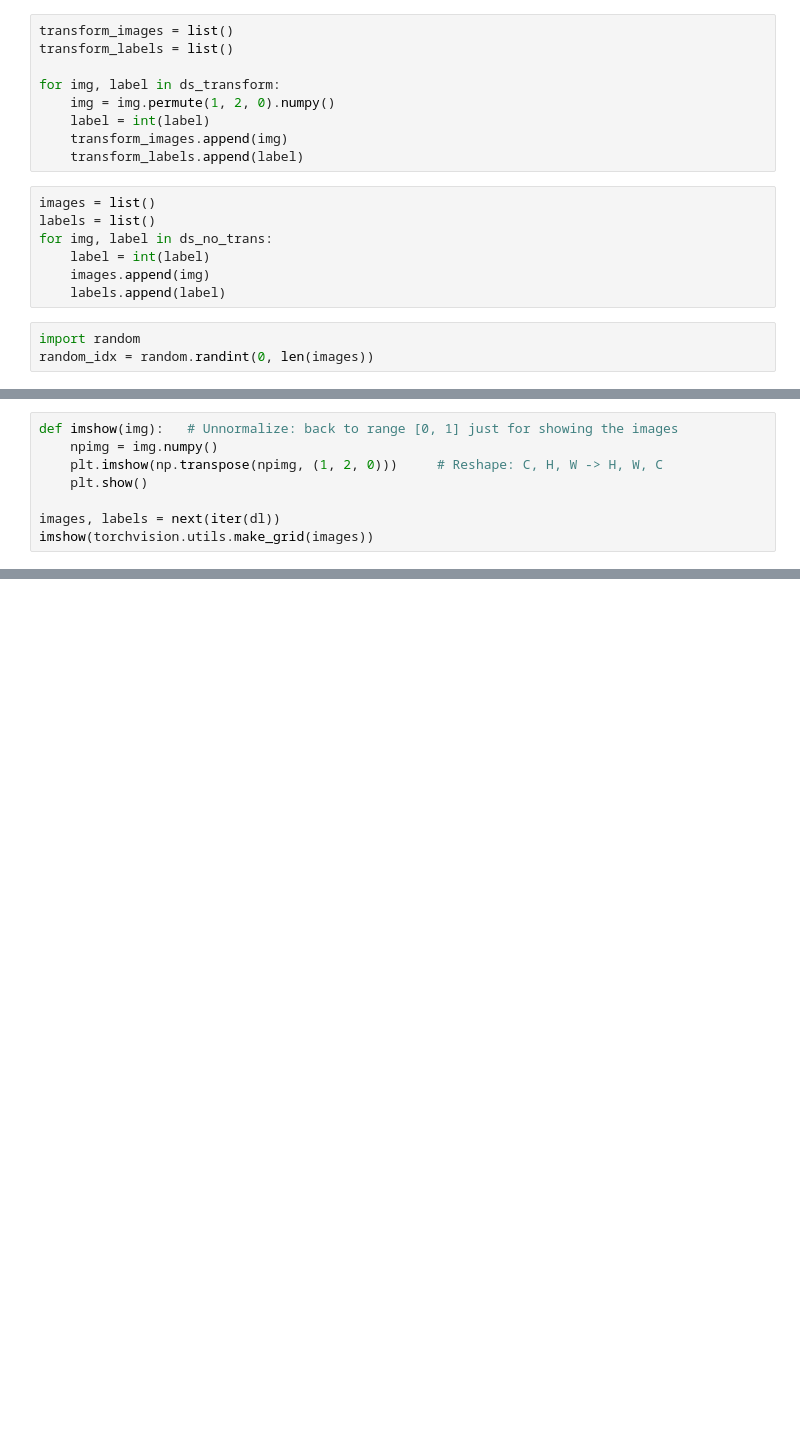
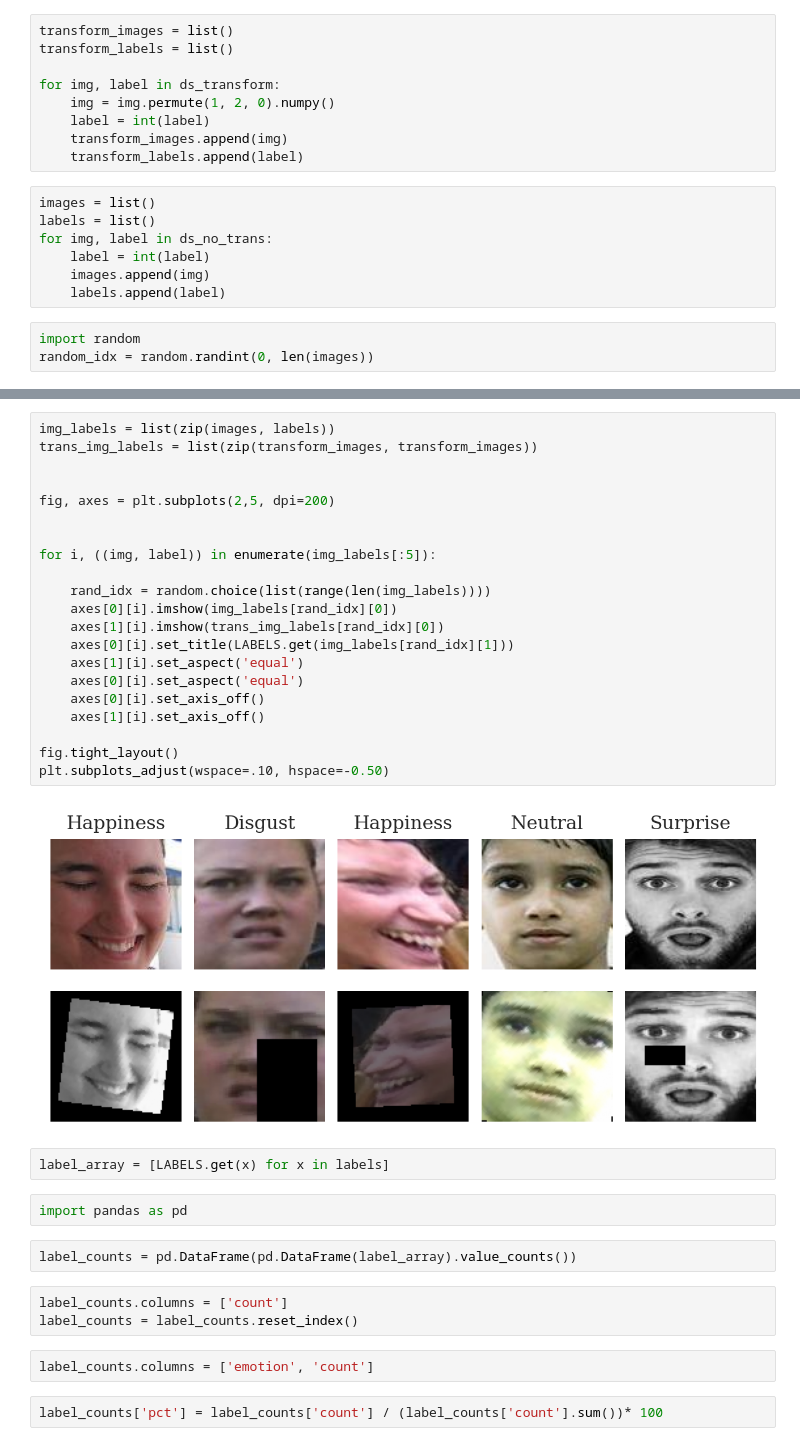
Before and after one commit to brennerswenson/emotion_recognition, a Jupyter notebook: src/initial_exploration.ipynb, the cells around one changed output, grey strips where cells are left out. Drawn from its saved outputs; the diff is of its cells as text; blank space fills up the shorter version.

```diff
--- a/src/initial_exploration.ipynb
+++ b/src/initial_exploration.ipynb
@@ -283,8 +376,0 @@ TypeError: 'NoneType' object is not iterable
-# %%
-def imshow(img):   # Unnormalize: back to range [0, 1] just for showing the images
-    npimg = img.numpy()
-    plt.imshow(np.transpose(npimg, (1, 2, 0)))     # Reshape: C, H, W -> H, W, C
-    plt.show()
-
-images, labels = next(iter(dl))
-imshow(torchvision.utils.make_grid(images))
@@ -471,0 +407,36 @@ INFO:__main__:Successfully loaded 12271 images
+# %%
+img_labels = list(zip(images, labels))
+trans_img_labels = list(zip(transform_images, transform_images))
+
+
+fig, axes = plt.subplots(2,5, dpi=200)
+
+
+for i, ((img, label)) in enumerate(img_labels[:5]):
+
+    rand_idx = random.choice(list(range(len(img_labels))))
+    axes[0][i].imshow(img_labels[rand_idx][0])
+    axes[1][i].imshow(trans_img_labels[rand_idx][0])
+    axes[0][i].set_title(LABELS.get(img_labels[rand_idx][1]))
+    axes[1][i].set_aspect('equal')
+    axes[0][i].set_aspect('equal')
+    axes[0][i].set_axis_off()
+    axes[1][i].set_axis_off()
+
+fig.tight_layout()
+plt.subplots_adjust(wspace=.10, hspace=-0.50)
+# %% [output]
+[figure, added]
+# %%
+label_array = [LABELS.get(x) for x in labels]
+# %%
+import pandas as pd
+# %%
+label_counts = pd.DataFrame(pd.DataFrame(label_array).value_counts())
+# %%
+label_counts.columns = ['count']
+label_counts = label_counts.reset_index()
+# %%
+label_counts.columns = ['emotion', 'count']
+# %%
+label_counts['pct'] = label_counts['count'] / (label_counts['count'].sum())* 100
```
Also changed, not shown: parts of 61 cells of this notebook, 5 other files.
